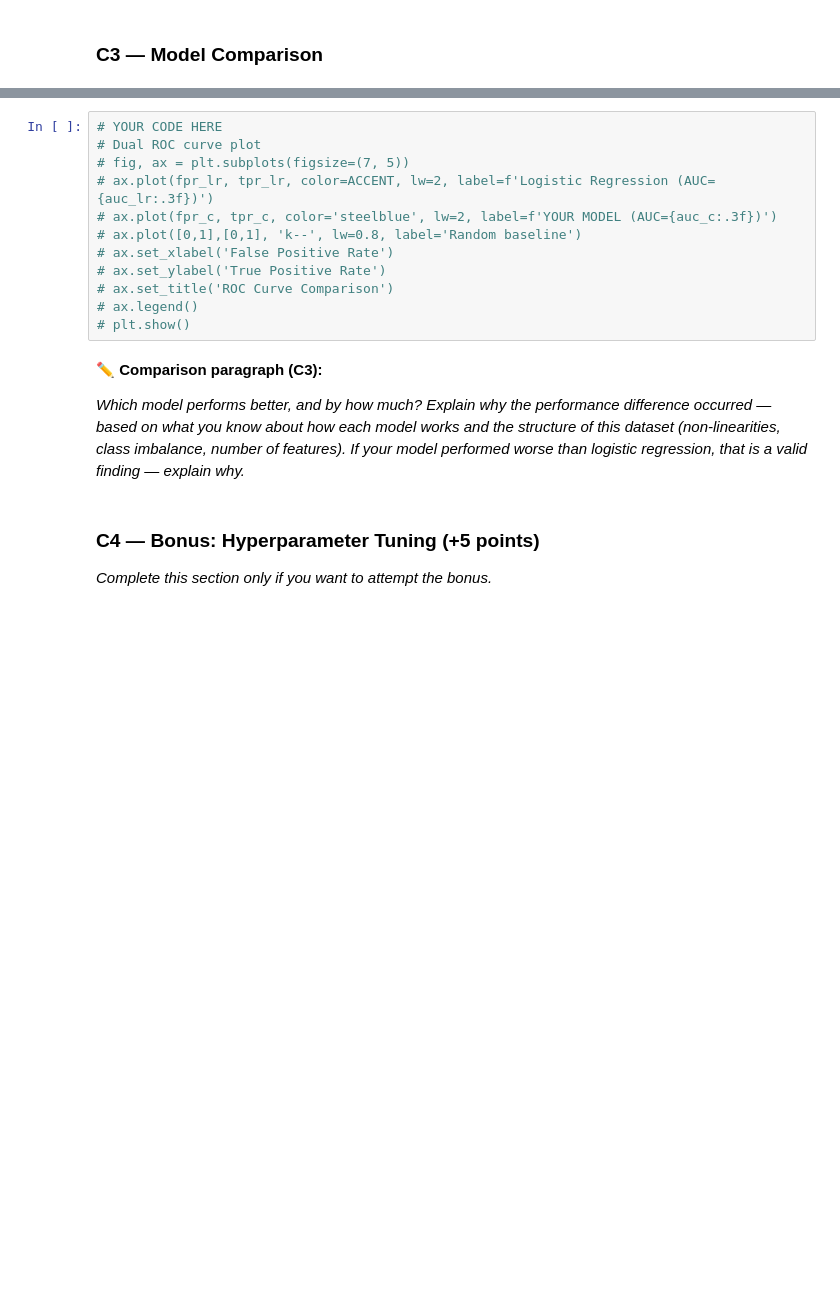
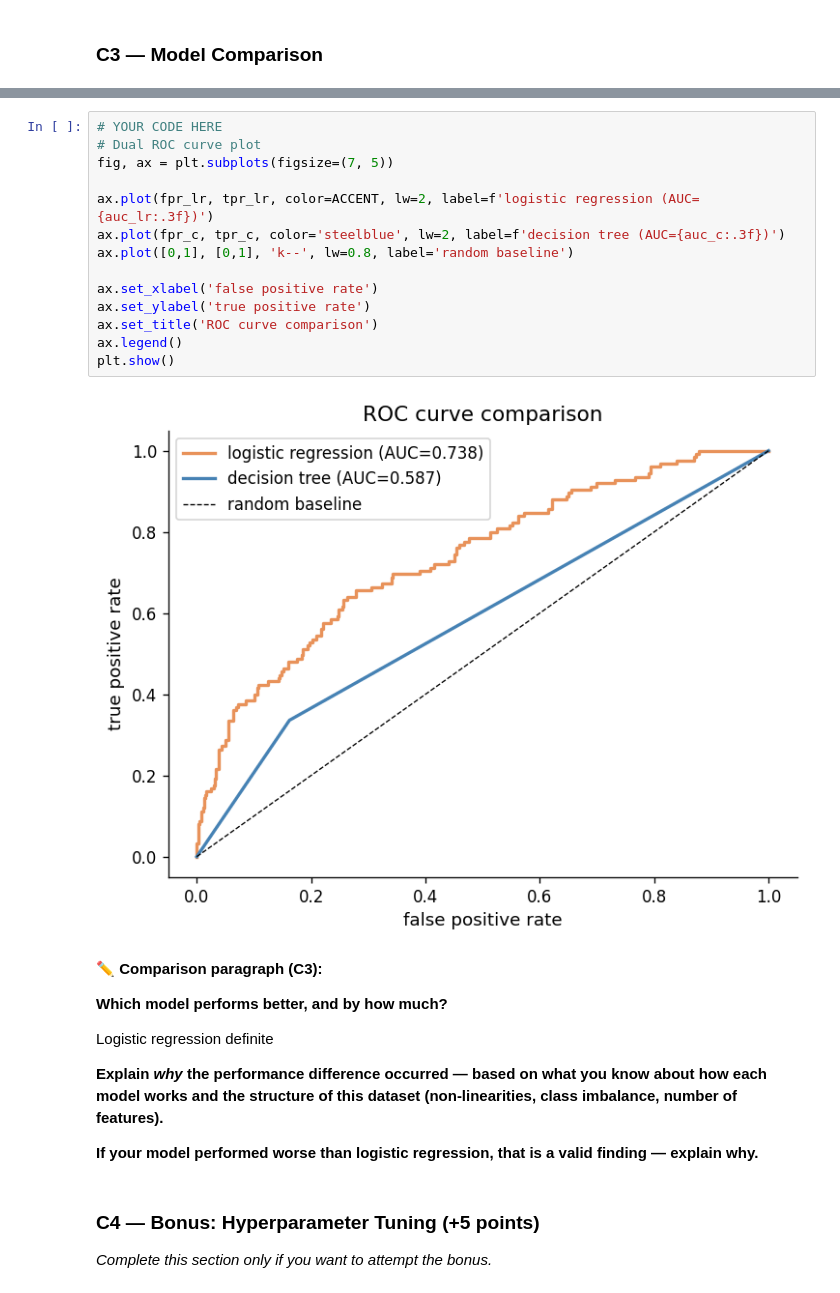
Before and after one commit to arriyan-aa/Assignment_2, a Jupyter notebook: AA_IAT461_A2_Scaffold_empty.ipynb, the cells around one changed output, grey strips where cells are left out. Cells and saved outputs as stored; diff of their text form; blank space fills up the shorter version.

```diff
--- a/AA_IAT461_A2_Scaffold_empty.ipynb
+++ b/AA_IAT461_A2_Scaffold_empty.ipynb
@@ -1355,19 +1444,29 @@ Available options: Decision Tree, Random Forest, Gradient Boosting, XGBoost, Lig
 # %%
 # YOUR CODE HERE
 # Dual ROC curve plot
-# fig, ax = plt.subplots(figsize=(7, 5))
-# ax.plot(fpr_lr, tpr_lr, color=ACCENT, lw=2, label=f'Logistic Regression (AUC={auc_lr:.3f})')
-# ax.plot(fpr_c, tpr_c, color='steelblue', lw=2, label=f'YOUR MODEL (AUC={auc_c:.3f})')
-# ax.plot([0,1],[0,1], 'k--', lw=0.8, label='Random baseline')
-# ax.set_xlabel('False Positive Rate')
-# ax.set_ylabel('True Positive Rate')
-# ax.set_title('ROC Curve Comparison')
-# ax.legend()
-# plt.show()
+fig, ax = plt.subplots(figsize=(7, 5))
+
+ax.plot(fpr_lr, tpr_lr, color=ACCENT, lw=2, label=f'logistic regression (AUC={auc_lr:.3f})')
+ax.plot(fpr_c, tpr_c, color='steelblue', lw=2, label=f'decision tree (AUC={auc_c:.3f})')
+ax.plot([0,1], [0,1], 'k--', lw=0.8, label='random baseline')
+
+ax.set_xlabel('false positive rate')
+ax.set_ylabel('true positive rate')
+ax.set_title('ROC curve comparison')
+ax.legend()
+plt.show()
+# %% [output]
+[figure, added]
 # %% [markdown]
 **✏️ Comparison paragraph (C3):**
 
-*Which model performs better, and by how much? Explain *why* the performance difference occurred — based on what you know about how each model works and the structure of this dataset (non-linearities, class imbalance, number of features). If your model performed worse than logistic regression, that is a valid finding — explain why.*
+**Which model performs better, and by how much?** <br>
+
+Logistic regression definite
+
+**Explain *why* the performance difference occurred — based on what you know about how each model works and the structure of this dataset (non-linearities, class imbalance, number of features).** <br>
+
+**If your model performed worse than logistic regression, that is a valid finding — explain why.** <br>
 # %% [markdown]
 ### C4 — Bonus: Hyperparameter Tuning (+5 points)
 
```
Also changed, not shown: parts of 17 cells of this notebook.
